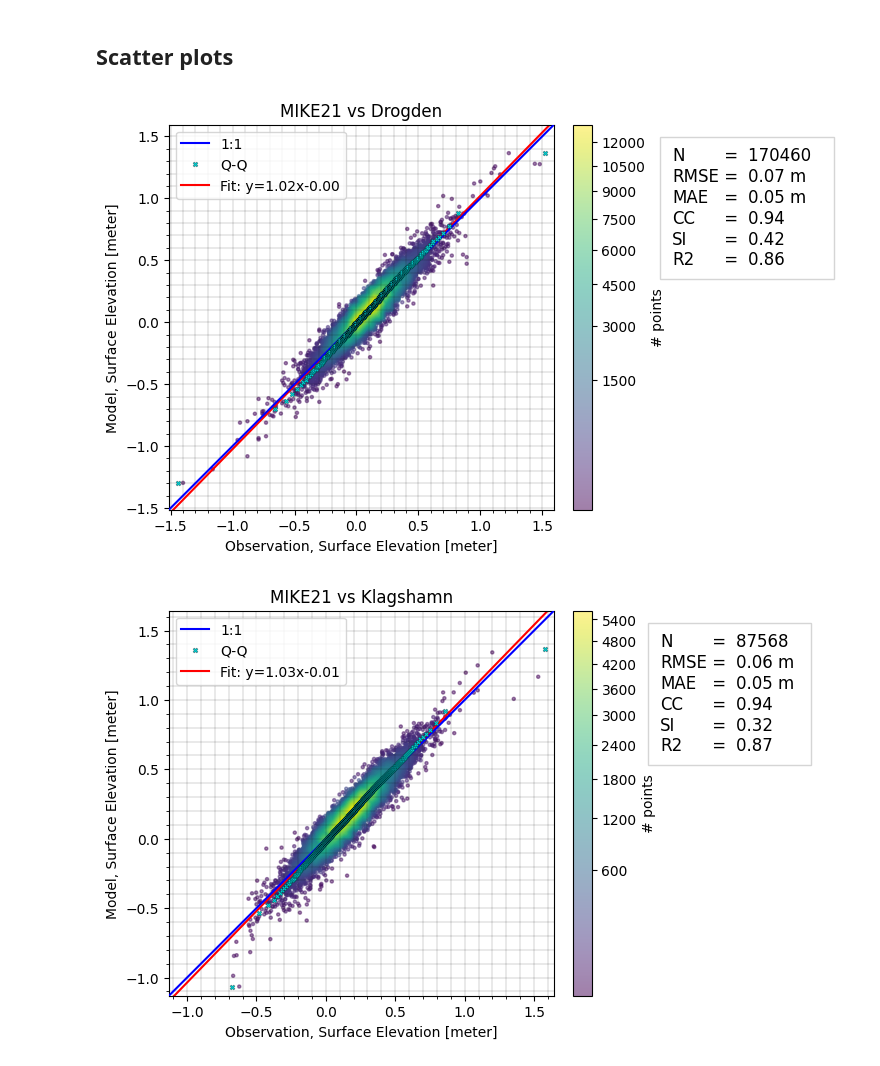
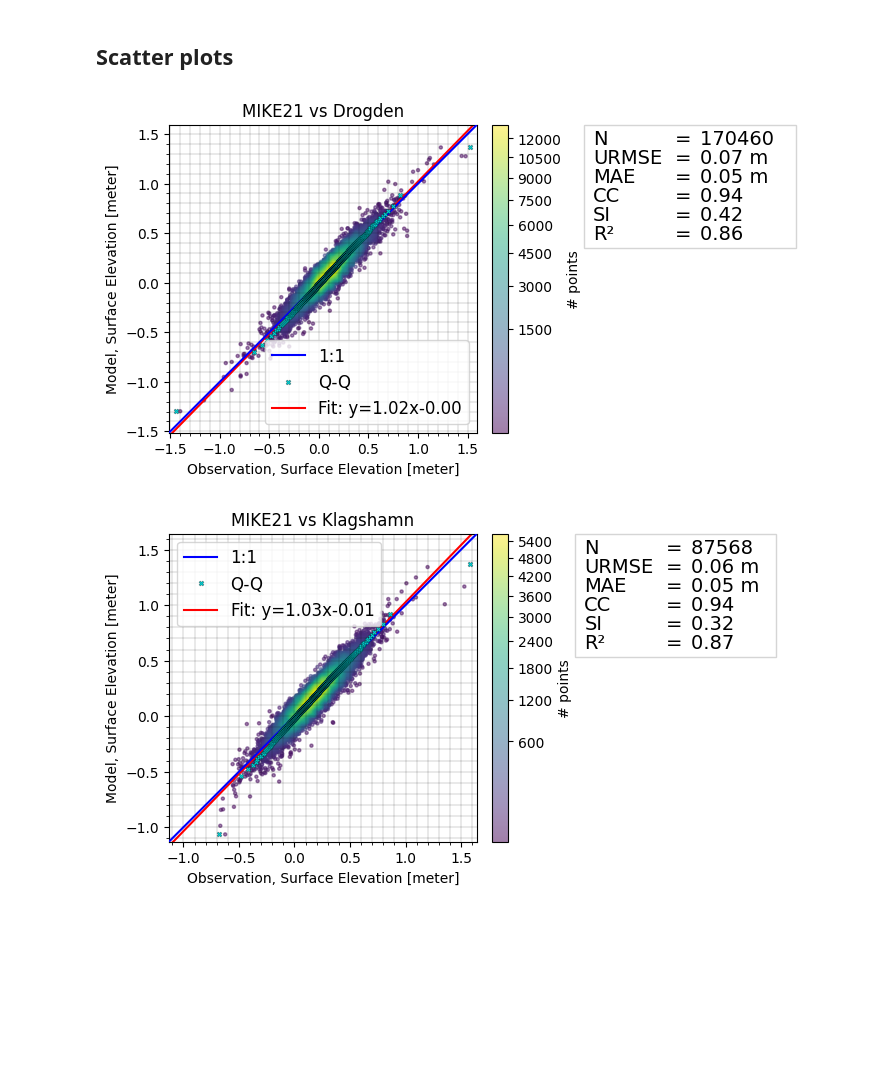
Before and after one commit to DHI/WaterBench-MIKE21HD-Oresund, a Jupyter notebook: code/model_validation_waterlevel.ipynb, the cells around one changed output. Saved outputs shown, nothing was run; the diff lists cells and outputs as text; code cells hidden in the pictures; blank space fills up the shorter version.

Commit message:
Fix size of figures to be pretty in readme

```diff
--- a/code/model_validation_waterlevel.ipynb
+++ b/code/model_validation_waterlevel.ipynb
@@ -8,7 +8,7 @@ import modelskill as ms
 import matplotlib.pyplot as plt
 import helper as h
 # %%
-ms.options.metrics.list = ["rmse", "mae", "cc", "si", "r2"]
+ms.options.metrics.list = ["urmse", "mae", "cc", "si", "r2"]
 # %% [markdown]
 Instead of reading the entire dfsu (`Area.dfsu`), we can simply load the outputted points (dfs0) since they correspond to the locations we have observations from.
 # %%
@@ -92,9 +88,9 @@ cc["Drogden"].sel(time=slice("2023-12-01","2023-12-31")).plot.timeseries();
 # %%
 n_points_shown = 20000
 for cmp in cc:
-    cmp.plot.scatter(skill_table=True, show_points=n_points_shown, figsize=(6,5), bins=40);
+    cmp.plot.scatter(skill_table=True, show_points=n_points_shown, figsize=(5,4), bins=40);
     if save_png:
         plt.savefig(f"{fig_fldr}modelskill_comparison_{cmp.name}.png", bbox_inches='tight');
 # %% [output]
-[figure, old version]
+[figure, new version]
-[figure, old version]
+[figure, new version]
```
Also changed, not shown: parts of 3 cells of this notebook, 20 other files.
